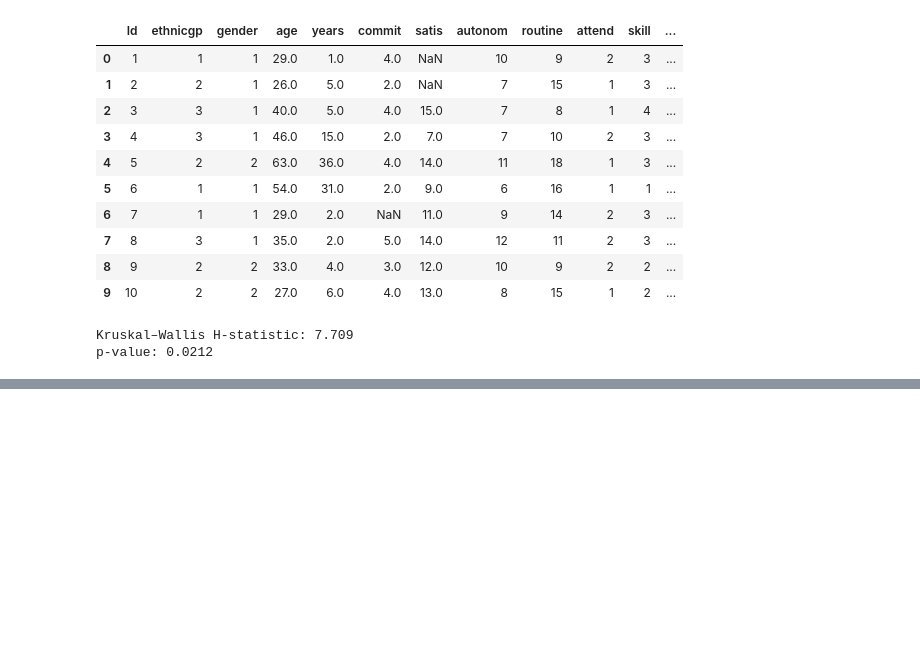
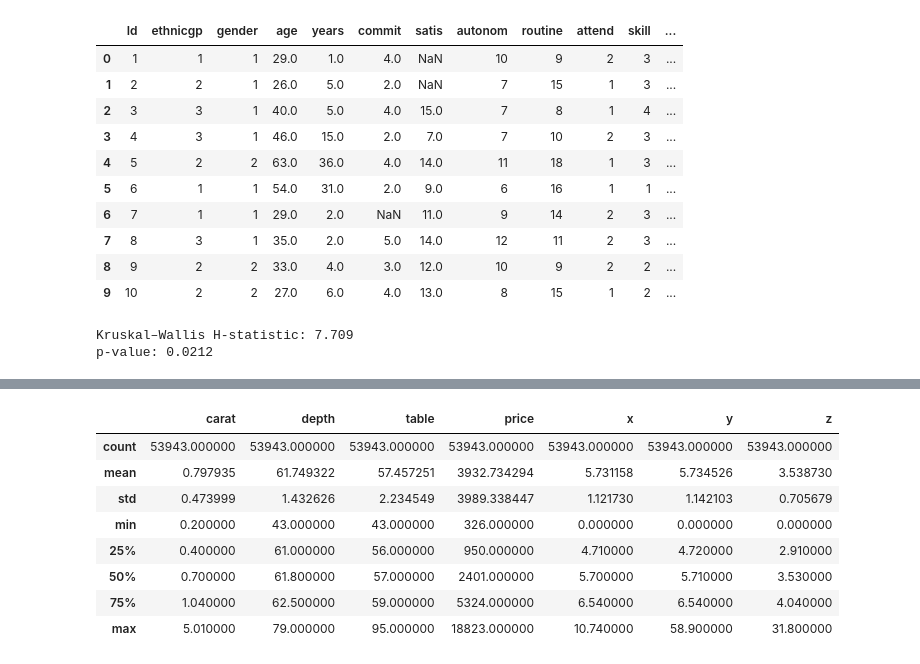
Before and after one commit to aswx12/MatteLab, a Jupyter notebook: Mattelab.ipynb, the cells around one changed output, grey strips where cells are left out. Saved outputs shown, nothing was run; the diff lists cells and outputs as text; code cells hidden in the pictures; blank space fills up the shorter version.

```diff
--- a/Mattelab.ipynb
+++ b/Mattelab.ipynb
@@ -258,0 +279,14 @@ p-value: 0.0212
+# %%
+#cut, color clarity - Qual variables
+quantitative_cols = ['carat', 'depth', 'table', 'price', 'x', 'y', 'z']
+df[quantitative_cols].describe()
+# %% [output]
+|  | carat | depth | table | price | x | y | z |
+| count | 53943.000000 | 53943.000000 | 53943.000000 | 53943.000000 | 53943.000000 | 53943.000000 | 53943.000000 |
+| mean | 0.797935 | 61.749322 | 57.457251 | 3932.734294 | 5.731158 | 5.734526 | 3.538730 |
+| std | 0.473999 | 1.432626 | 2.234549 | 3989.338447 | 1.121730 | 1.142103 | 0.705679 |
+| min | 0.200000 | 43.000000 | 43.000000 | 326.000000 | 0.000000 | 0.000000 | 0.000000 |
+| 25% | 0.400000 | 61.000000 | 56.000000 | 950.000000 | 4.710000 | 4.720000 | 2.910000 |
+| 50% | 0.700000 | 61.800000 | 57.000000 | 2401.000000 | 5.700000 | 5.710000 | 3.530000 |
+| 75% | 1.040000 | 62.500000 | 59.000000 | 5324.000000 | 6.540000 | 6.540000 | 4.040000 |
+| max | 5.010000 | 79.000000 | 95.000000 | 18823.000000 | 10.740000 | 58.900000 | 31.800000 |
```
Also changed, not shown: parts of 6 cells of this notebook.
